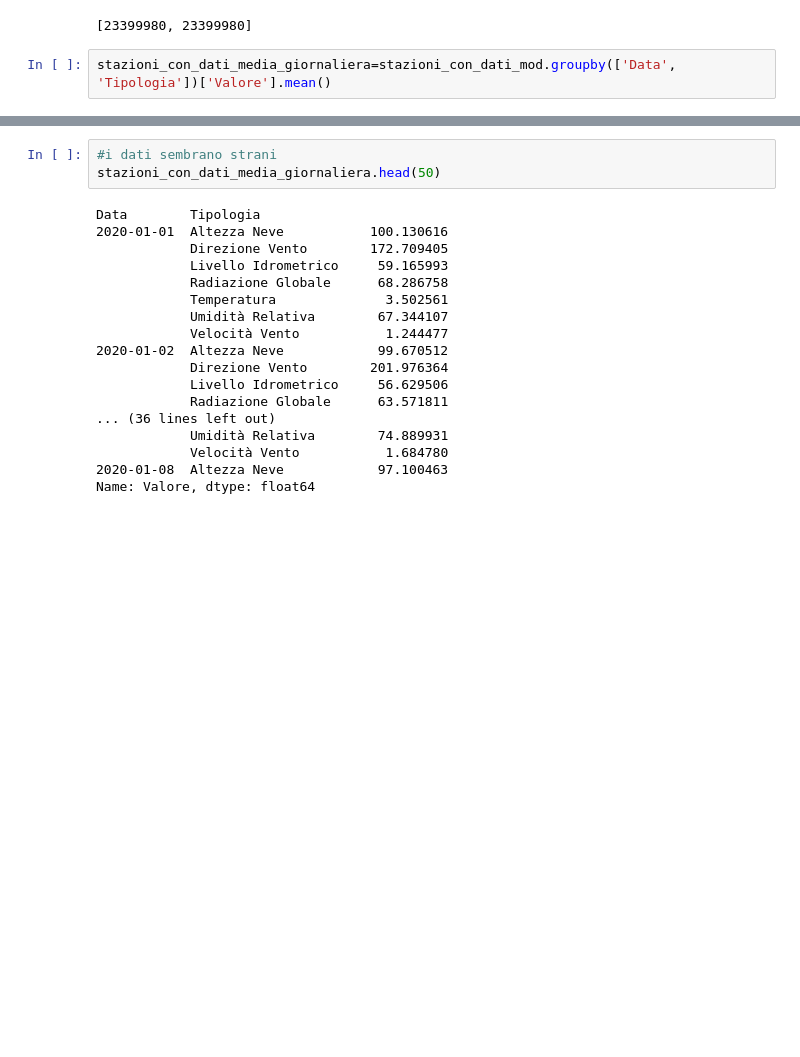
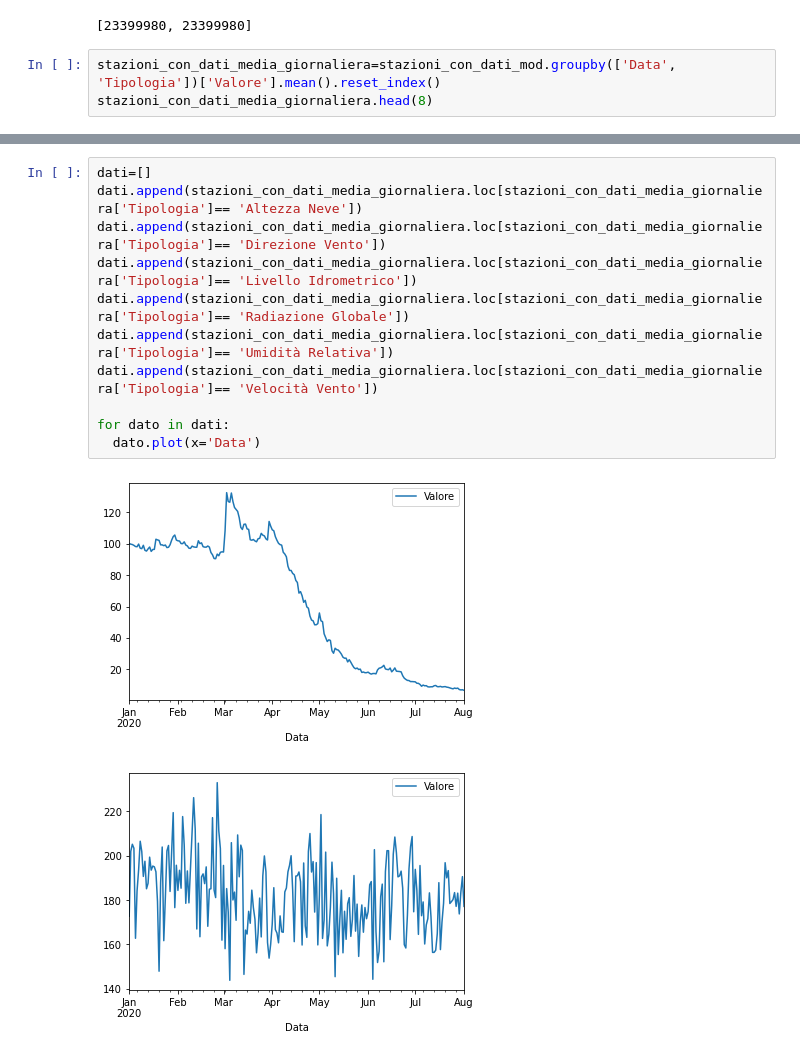
Before and after one commit to Tambup/MLDM_COVID-19, a Jupyter notebook: Meto_DataSet.ipynb, the cells around one changed output, grey strips where cells are left out. Cells and saved outputs as stored; diff of their text form; blank space fills up the shorter version.

Commit message:
dati meteo con grafici

```diff
--- a/Meto_DataSet.ipynb
+++ b/Meto_DataSet.ipynb
@@ -106,4 +106,5 @@ print(variazione_righe)
 # %% [output]
 [23399980, 23399980]
 # %%
-stazioni_con_dati_media_giornaliera=stazioni_con_dati_mod.groupby(['Data', 'Tipologia'])['Valore'].mean()
+stazioni_con_dati_media_giornaliera=stazioni_con_dati_mod.groupby(['Data', 'Tipologia'])['Valore'].mean().reset_index()
+stazioni_con_dati_media_giornaliera.head(8)
@@ -110,21 +121,14 @@ stazioni_con_dati_media_giornaliera=stazioni_con_dati_mod.groupby(['Data', 'Tipo
-# %%
-#i dati sembrano strani
-stazioni_con_dati_media_giornaliera.head(50)
-# %% [output]
-Data        Tipologia
-2020-01-01  Altezza Neve           100.130616
-            Direzione Vento        172.709405
-            Livello Idrometrico     59.165993
-            Radiazione Globale      68.286758
-            Temperatura              3.502561
-            Umidità Relativa        67.344107
-            Velocità Vento           1.244477
-2020-01-02  Altezza Neve            99.670512
-            Direzione Vento        201.976364
-            Livello Idrometrico     56.629506
-            Radiazione Globale      63.571811
-... (36 lines left out)
-            Umidità Relativa        74.889931
-            Velocità Vento           1.684780
-2020-01-08  Altezza Neve            97.100463
-Name: Valore, dtype: float64
+# %%
+dati=[]
+dati.append(stazioni_con_dati_media_giornaliera.loc[stazioni_con_dati_media_giornaliera['Tipologia']== 'Altezza Neve'])
+dati.append(stazioni_con_dati_media_giornaliera.loc[stazioni_con_dati_media_giornaliera['Tipologia']== 'Direzione Vento'])
+dati.append(stazioni_con_dati_media_giornaliera.loc[stazioni_con_dati_media_giornaliera['Tipologia']== 'Livello Idrometrico'])
+dati.append(stazioni_con_dati_media_giornaliera.loc[stazioni_con_dati_media_giornaliera['Tipologia']== 'Radiazione Globale'])
+dati.append(stazioni_con_dati_media_giornaliera.loc[stazioni_con_dati_media_giornaliera['Tipologia']== 'Umidità Relativa'])
+dati.append(stazioni_con_dati_media_giornaliera.loc[stazioni_con_dati_media_giornaliera['Tipologia']== 'Velocità Vento'])
+
+for dato in dati:
+  dato.plot(x='Data')
+# %% [output]
+[figure, added]
+[figure, added]
```
Also changed, not shown: parts of 2 cells of this notebook.
